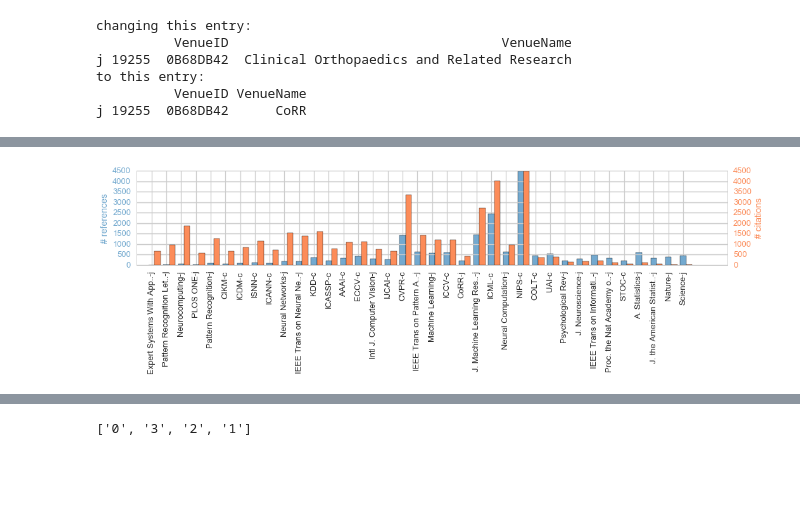
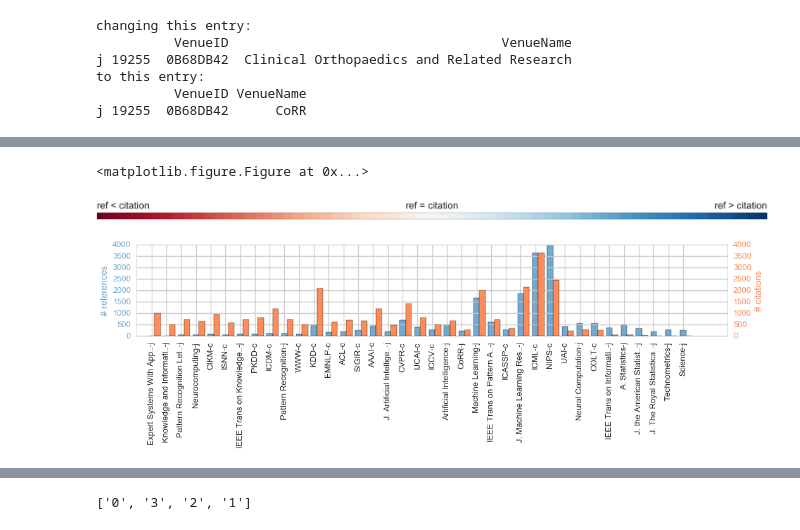
Before and after one commit to lexingxie/academic-graph, a Jupyter notebook: plot_conf_citations.ipynb, the cells around one changed output, grey strips where cells are left out. Cells and saved outputs as stored; diff of their text form; code cells hidden in the pictures; blank space fills up the shorter version.

```diff
--- a/plot_conf_citations.ipynb
+++ b/plot_conf_citations.ipynb
@@ -38,7 +38,7 @@ sns.set()
 
 #conf = 'WSDM'
 #conf = 'PLDI'
-conf = 'NIPS'
+conf = 'ICML'
 #conf = 'MM'
 data_dir = './data'
 
@@ -597,3 +591,16 @@ plt.savefig(os.path.join(plot_dir, conf, 'color_bar.png'), dpi=cur_dpi, transpar
+# %%
+fig = plt.figure(figsize=(6, 2))
+sns.palplot(dot_colors)
+axt = plt.gca()
+xm = axt.get_xlim()
+axt.text(xm[-1], -1.1, 'ref > citation', fontsize=80, horizontalalignment='right')
+axt.text(xm[0], -1.1, 'ref < citation', fontsize=80, horizontalalignment='left')
+axt.text(.5*(xm[0]+xm[-1]), -1.1, 'ref = citation', fontsize=80, horizontalalignment='center')
+
+plt.savefig(os.path.join(plot_dir, conf, 'color_bar.png'), dpi=cur_dpi/2, transparent=True)
+# %% [output]
+<matplotlib.figure.Figure at 0x...>
+[figure, added]
 # %%
 # generate bar graphs visualizing overall in/out citation volume
 plt.figure(figsize=(15, 5))
@@ -601,34 +608,36 @@ sns.set_context("talk", font_scale=1.) #rc={"lines.linewidth": 2.5}
 sns.set_style("whitegrid")
 sns.despine()
 
 isort = list(np.argsort([venue_metric[id2display[v]] for v in venue_topK]))
 sorted_name_list = [id2display[venue_topK[i]] for i in isort]
 x_venues = [x+1 for x in range(len(venue_topK))]
 
 ax2 = plt.subplot(1,1,1)
 
 vbar = ax2.bar([x-.2 for x in x_venues], [venue_ref[v] for v in sorted_name_list],
                 width=.4, color=bar_colrs3[mdx])
+ax2.set_ylim([0, max([cite_max, ref_max])])
 
 ax2a = ax2.twinx()
 vbara = ax2a.bar([x+.2 for x in x_venues], [venue_citation[v] for v in sorted_name_list],
                    width=.4, color=bar_colrs2[mdx])
+ax2a.set_ylim([0, max([cite_max, ref_max])])
 
 tk2 = plt.xticks([],[])
 ax2.set_xticks(x_venues)
 ax2.set_xticklabels(sorted_name_list, rotation=90)
 
 ax2.set_ylabel('# references', color=bar_colrs3[mdx])
 ax2a.set_ylabel('# citations', color=bar_colrs2[mdx])
 for tl in ax2.get_yticklabels():
     tl.set_color(bar_colrs3[mdx])
 for tl in ax2a.get_yticklabels():
     tl.set_color(bar_colrs2[mdx])
 plt.tight_layout()
 
 plt.savefig(os.path.join(plot_dir, conf, conf+'_venue_bar.png'), dpi=cur_dpi, transparent=True)
 # %% [output]
-[figure, old version]
+[figure, new version]
 # %%
 # accumulate counts for refrences
 refvenue_count = pd.DataFrame(data=None, dtype='int32', index = allvenue_ref, columns = paper_years)
```
Also changed, not shown: parts of 15 cells of this notebook.
